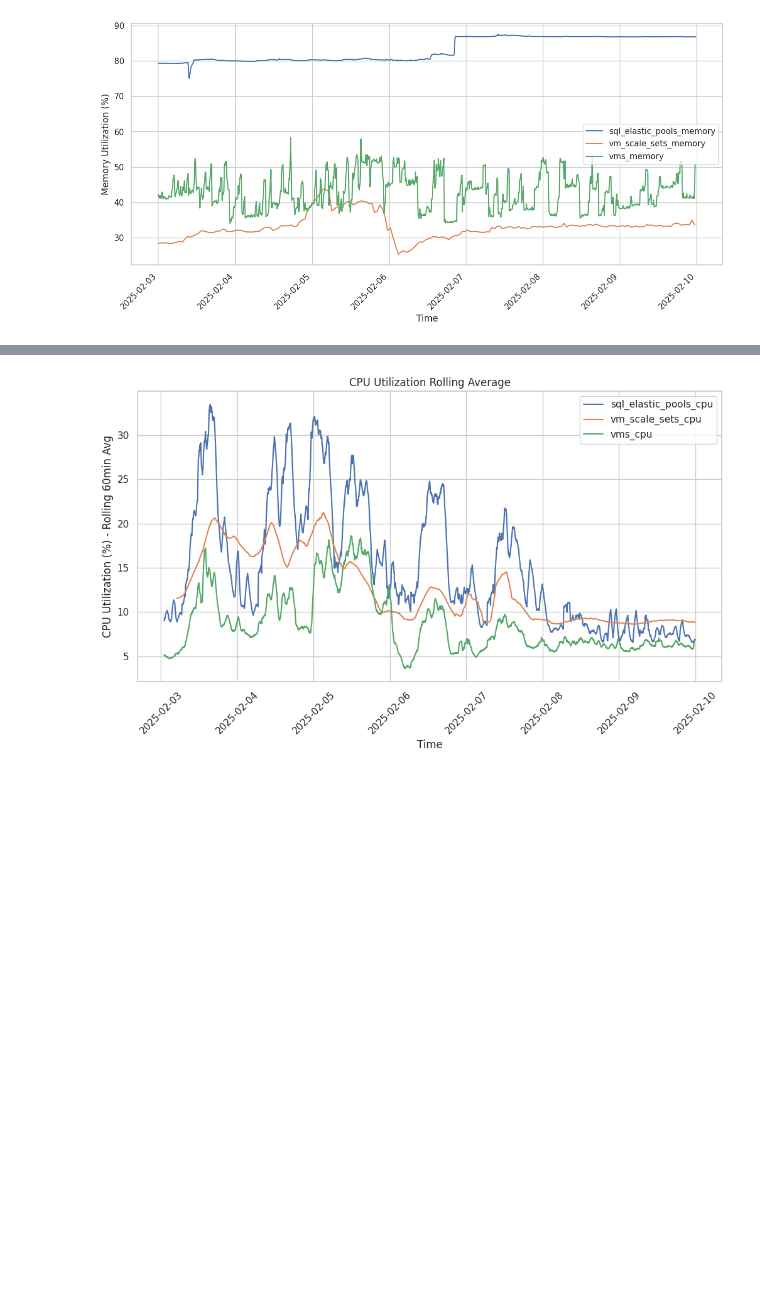
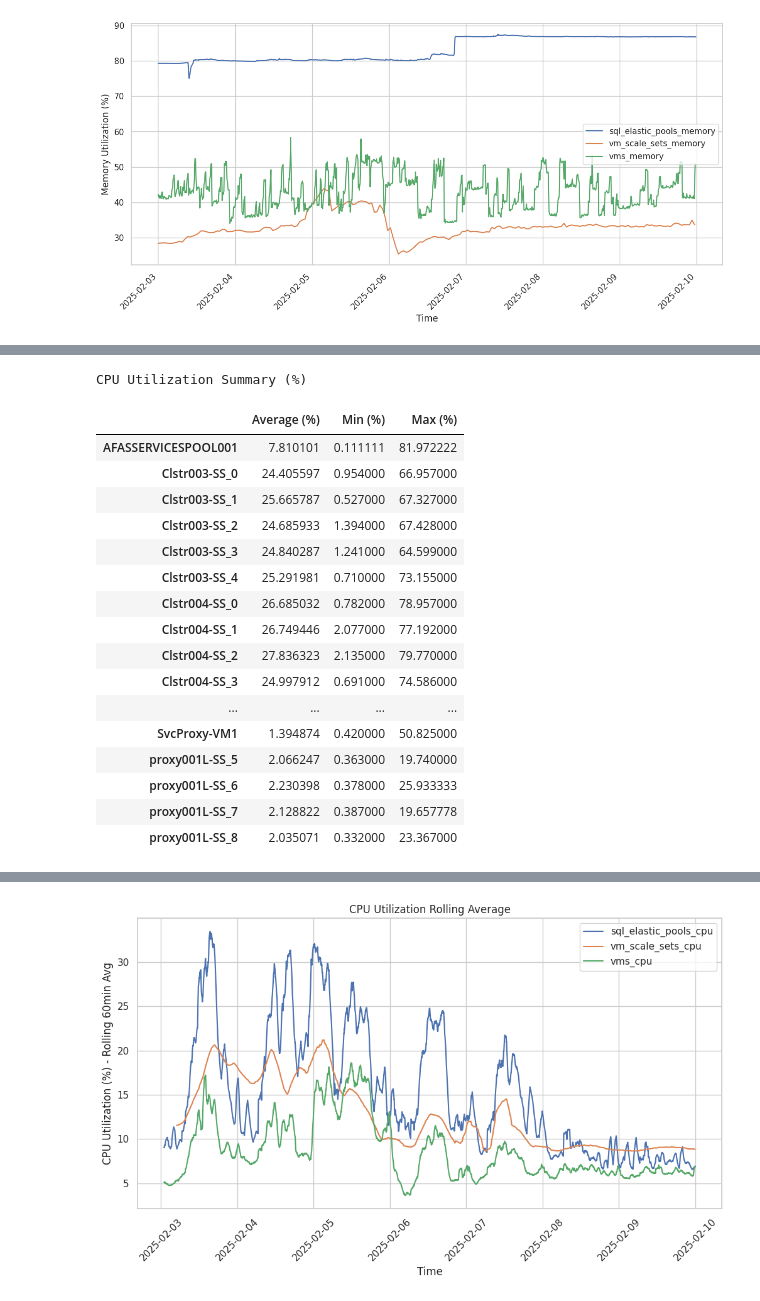
Before and after one commit to S2-group/afas-sci-case-study-2025, a Jupyter notebook: baseline_calculation/performance.ipynb, the cells around one changed output, grey strips where cells are left out. Saved outputs shown, nothing was run; the diff lists cells and outputs as text; code cells hidden in the pictures; blank space fills up the shorter version.

```diff
--- a/baseline_calculation/performance.ipynb
+++ b/baseline_calculation/performance.ipynb
@@ -64,0 +106,32 @@ plot_utilization(memory_data, "Memory Utilization")
+# %%
+def generate_cpu_summary(df):
+    numeric_data = df.select_dtypes(include=[np.number])
+    summary_table = numeric_data.describe().loc[["mean", "min", "max"]].T
+    summary_table.columns = ["Average (%)", "Min (%)", "Max (%)"]
+    summary_table = summary_table.sort_index()
+
+    return summary_table
+
+cpu_summary = generate_cpu_summary(cpu_data)
+
+print("CPU Utilization Summary (%)")
+display(cpu_summary)
+# %% [output]
+CPU Utilization Summary (%)
+|  | Average (%) | Min (%) | Max (%) |
+| AFASSERVICESPOOL001 | 7.810101 | 0.111111 | 81.972222 |
+| Clstr003-SS_0 | 24.405597 | 0.954000 | 66.957000 |
+| Clstr003-SS_1 | 25.665787 | 0.527000 | 67.327000 |
+| Clstr003-SS_2 | 24.685933 | 1.394000 | 67.428000 |
+| Clstr003-SS_3 | 24.840287 | 1.241000 | 64.599000 |
+| Clstr003-SS_4 | 25.291981 | 0.710000 | 73.155000 |
+| Clstr004-SS_0 | 26.685032 | 0.782000 | 78.957000 |
+| Clstr004-SS_1 | 26.749446 | 2.077000 | 77.192000 |
+| Clstr004-SS_2 | 27.836323 | 2.135000 | 79.770000 |
+| Clstr004-SS_3 | 24.997912 | 0.691000 | 74.586000 |
+| ... | ... | ... | ... |
+| SvcProxy-VM1 | 1.394874 | 0.420000 | 50.825000 |
+| proxy001L-SS_5 | 2.066247 | 0.363000 | 19.740000 |
+| proxy001L-SS_6 | 2.230398 | 0.378000 | 25.933333 |
+| proxy001L-SS_7 | 2.128822 | 0.387000 | 19.657778 |
+| proxy001L-SS_8 | 2.035071 | 0.332000 | 23.367000 |
```
Also changed, not shown: parts of 3 cells of this notebook, 3 other files.
